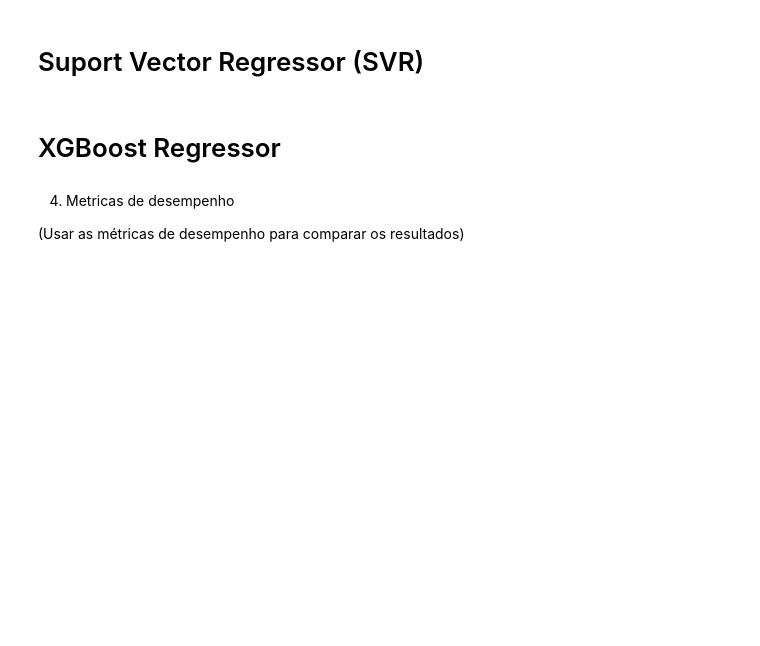
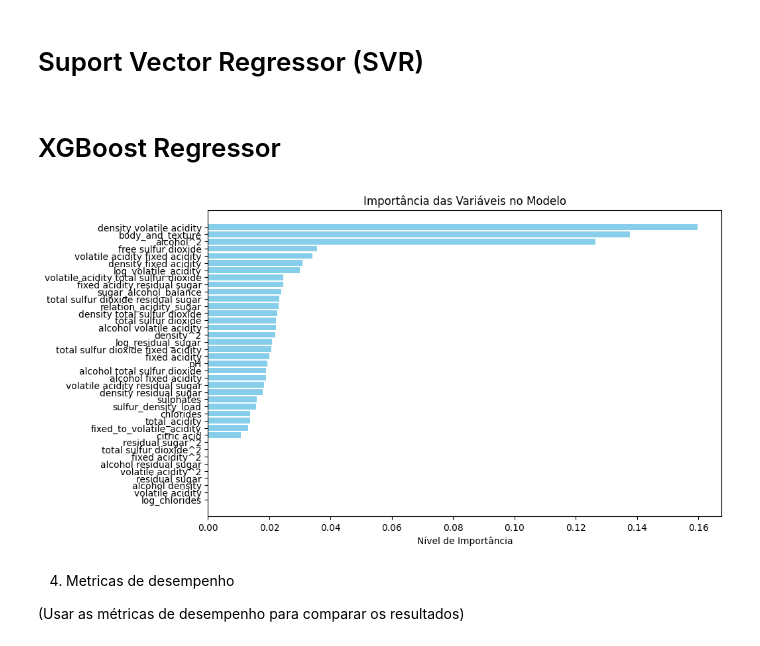
Before and after one commit to Wendell9/N1_IA, a Jupyter notebook: Modelo_N1_1ºBIMESTRE_ipynb_json.ipynb, the cells around one changed output. Drawn from its saved outputs; the diff is of its cells as text; code cells hidden in the pictures; blank space fills up the shorter version.

```diff
--- a/Modelo_N1_1ºBIMESTRE_ipynb_json.ipynb
+++ b/Modelo_N1_1ºBIMESTRE_ipynb_json.ipynb
@@ -244,15 +540,33 @@ y_pred_svr = model_svr.predict(X_test)
 # %%
 from xgboost import XGBRegressor
 
 model_xgb = XGBRegressor(n_estimators=100, learning_rate=0.1, random_state=42)
 
 scores = cross_val_score(
     model_xgb, X_train, y_train, cv=5, scoring='r2'
 )
 
 model_xgb.fit(X_train, y_train)
 
 y_pred_xgb = model_xgb.predict(X_test)
+
+# 3. Extraia a importância e crie um DataFrame para visualizar
+importancias = pd.DataFrame({
+    'Variavel': X.columns,
+    'Importancia': model_xgb.feature_importances_
+})
+
+# 4. Ordene da maior para a menor importância
+importancias = importancias.sort_values(by='Importancia', ascending=True)
+
+# 5. Plote um gráfico de barras horizontal
+plt.figure(figsize=(10, 6))
+plt.barh(importancias['Variavel'], importancias['Importancia'], color='skyblue')
+plt.title('Importância das Variáveis no Modelo')
+plt.xlabel('Nível de Importância')
+plt.show()
+# %% [output]
+[figure, added]
 # %% [markdown]
 4. Metricas de desempenho
 
```
Also changed, not shown: parts of 27 cells of this notebook, 1 other file.
